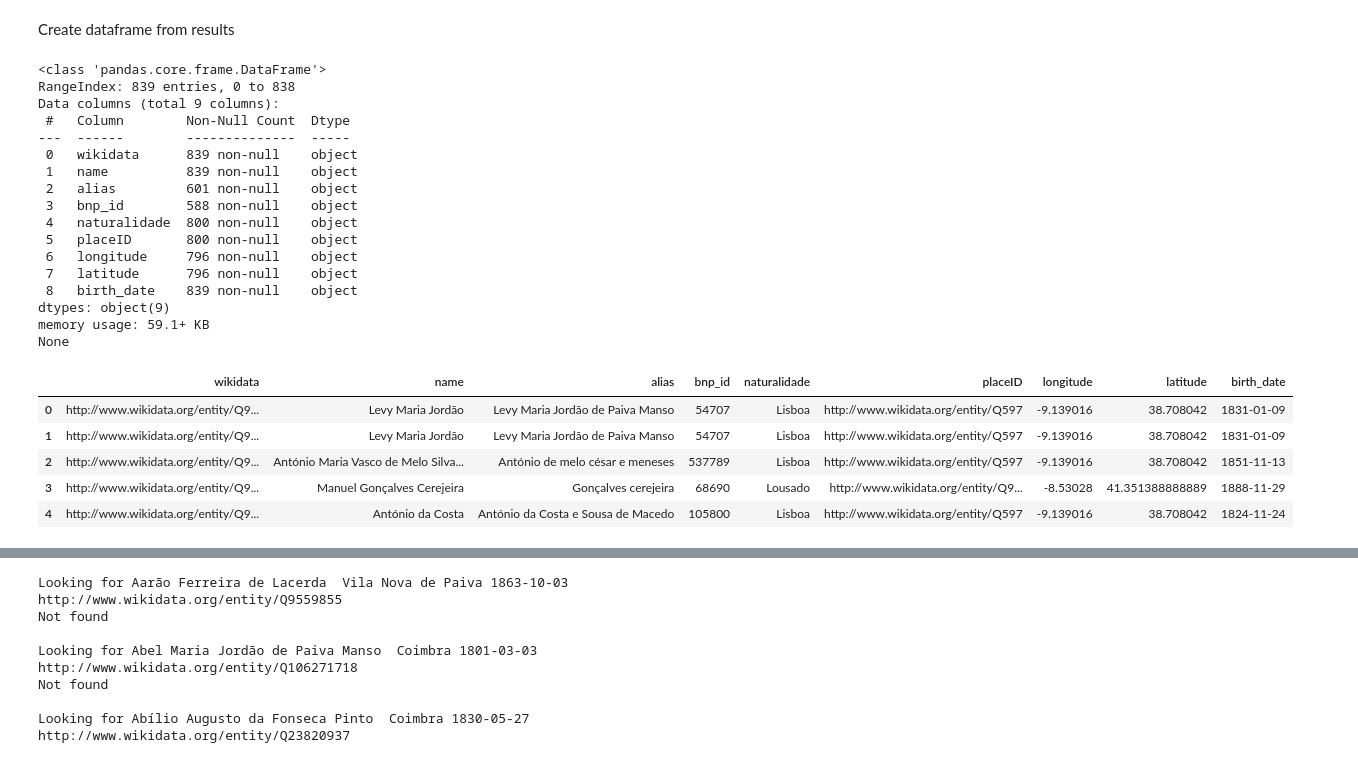
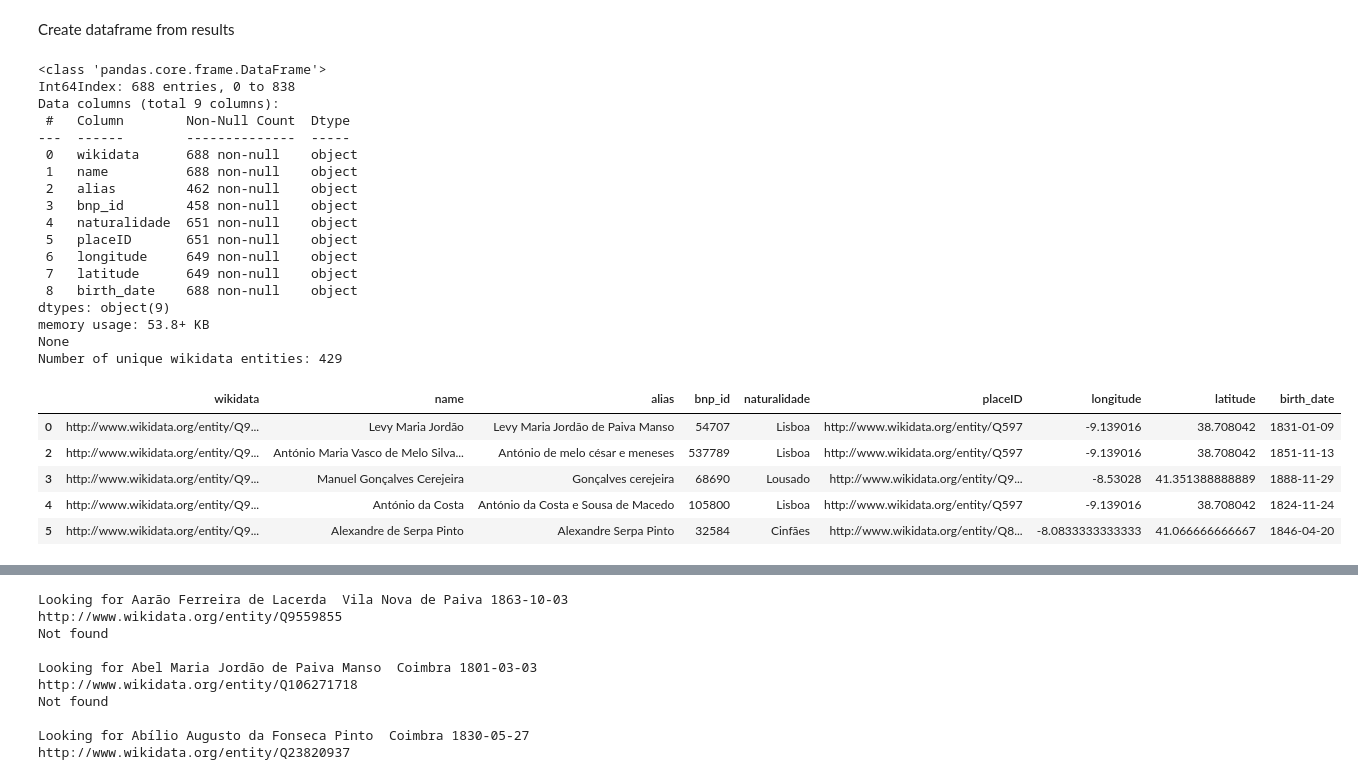
Before and after one commit to joaquimrcarvalho/fauc1537-1919, a Jupyter notebook: notebooks/995-linked_data_sandbox.ipynb, the cells around one changed output, grey strips where cells are left out. Drawn from its saved outputs; the diff is of its cells as text; code cells hidden in the pictures.

```diff
--- a/notebooks/995-linked_data_sandbox.ipynb
+++ b/notebooks/995-linked_data_sandbox.ipynb
@@ -134,44 +134,47 @@ Create dataframe from results
 # %%
 import pandas as pd
 
 
 tuples = [(
             student.get('student',{'value':None})['value'],
             student.get('studentLabel',{'value':None})['value'],
             student.get('altLabel',{'value':None})['value'],
             student.get('bnp_idLabel',{'value':None})['value'],
             student.get('birthPlaceLabel',{'value':None})['value'],
             student.get('birthPlace',{'value':None})['value'],
             student.get('longitude',{'value':None})['value'],
             student.get('latitude',{'value':None})['value'],
             student.get('birthDateLabel',{'value':'0000-00-00'})['value'][0:10], # keep just the date, the time is normally missing
             )
             for student in records]
 
 students = pd.DataFrame(tuples, columns=['wikidata','name','alias','bnp_id','naturalidade','placeID','longitude','latitude','birth_date'])
+students.drop_duplicates(subset=['wikidata','name','alias'], inplace=True)
 print(students.info())
+print("Number of unique wikidata entities:",len(students['wikidata'].unique()))
 students.head()
 # %% [output]
 <class 'pandas.core.frame.DataFrame'>
-RangeIndex: 839 entries, 0 to 838
+Int64Index: 688 entries, 0 to 838
 Data columns (total 9 columns):
  #   Column        Non-Null Count  Dtype
 ---  ------        --------------  -----
- 0   wikidata      839 non-null    object
- 1   name          839 non-null    object
- 2   alias         601 non-null    object
- 3   bnp_id        588 non-null    object
- 4   naturalidade  800 non-null    object
- 5   placeID       800 non-null    object
- 6   longitude     796 non-null    object
- 7   latitude      796 non-null    object
- 8   birth_date    839 non-null    object
+ 0   wikidata      688 non-null    object
+ 1   name          688 non-null    object
+ 2   alias         462 non-null    object
+ 3   bnp_id        458 non-null    object
+ 4   naturalidade  651 non-null    object
+ 5   placeID       651 non-null    object
+ 6   longitude     649 non-null    object
+ 7   latitude      649 non-null    object
+ 8   birth_date    688 non-null    object
 dtypes: object(9)
-memory usage: 59.1+ KB
+memory usage: 53.8+ KB
 None
+Number of unique wikidata entities: 429
 |  | wikidata | name | alias | bnp_id | naturalidade | placeID | longitude | latitude | birth_date |
 | 0 | http://www.wikidata.org/entity/Q9... | Levy Maria Jordão | Levy Maria Jordão de Paiva Manso | 54707 | Lisboa | http://www.wikidata.org/entity/Q597 | -9.139016 | 38.708042 | 1831-01-09 |
-| 1 | http://www.wikidata.org/entity/Q9... | Levy Maria Jordão | Levy Maria Jordão de Paiva Manso | 54707 | Lisboa | http://www.wikidata.org/entity/Q597 | -9.139016 | 38.708042 | 1831-01-09 |
 | 2 | http://www.wikidata.org/entity/Q9... | António Maria Vasco de Melo Silva... | António de melo césar e meneses | 537789 | Lisboa | http://www.wikidata.org/entity/Q597 | -9.139016 | 38.708042 | 1851-11-13 |
 | 3 | http://www.wikidata.org/entity/Q9... | Manuel Gonçalves Cerejeira | Gonçalves cerejeira | 68690 | Lousado | http://www.wikidata.org/entity/Q9... | -8.53028 | 41.351388888889 | 1888-11-29 |
 | 4 | http://www.wikidata.org/entity/Q9... | António da Costa | António da Costa e Sousa de Macedo | 105800 | Lisboa | http://www.wikidata.org/entity/Q597 | -9.139016 | 38.708042 | 1824-11-24 |
+| 5 | http://www.wikidata.org/entity/Q9... | Alexandre de Serpa Pinto | Alexandre Serpa Pinto | 32584 | Cinfães | http://www.wikidata.org/entity/Q8... | -8.0833333333333 | 41.066666666667 | 1846-04-20 |
```
Also changed, not shown: parts of 12 cells of this notebook.
